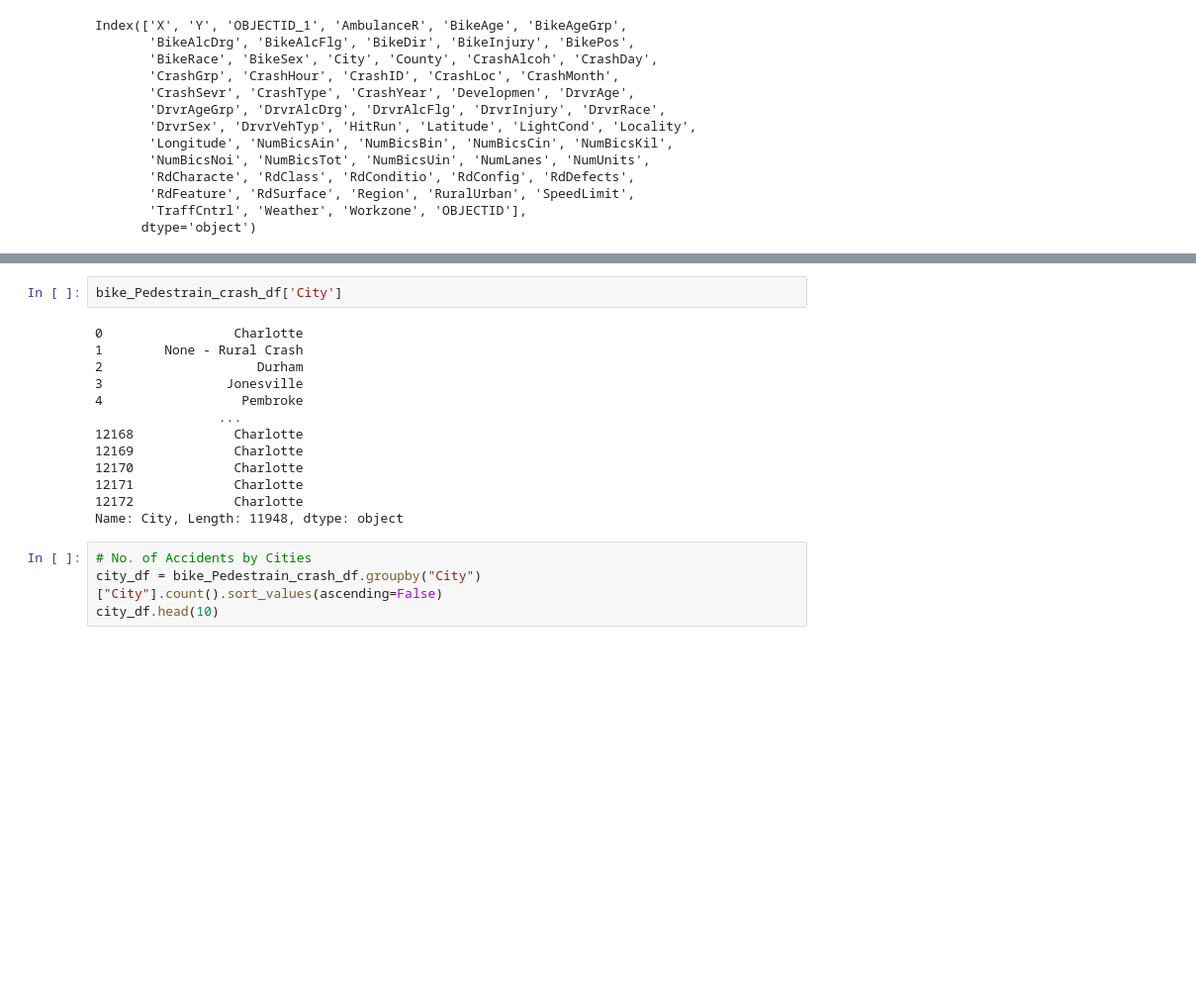
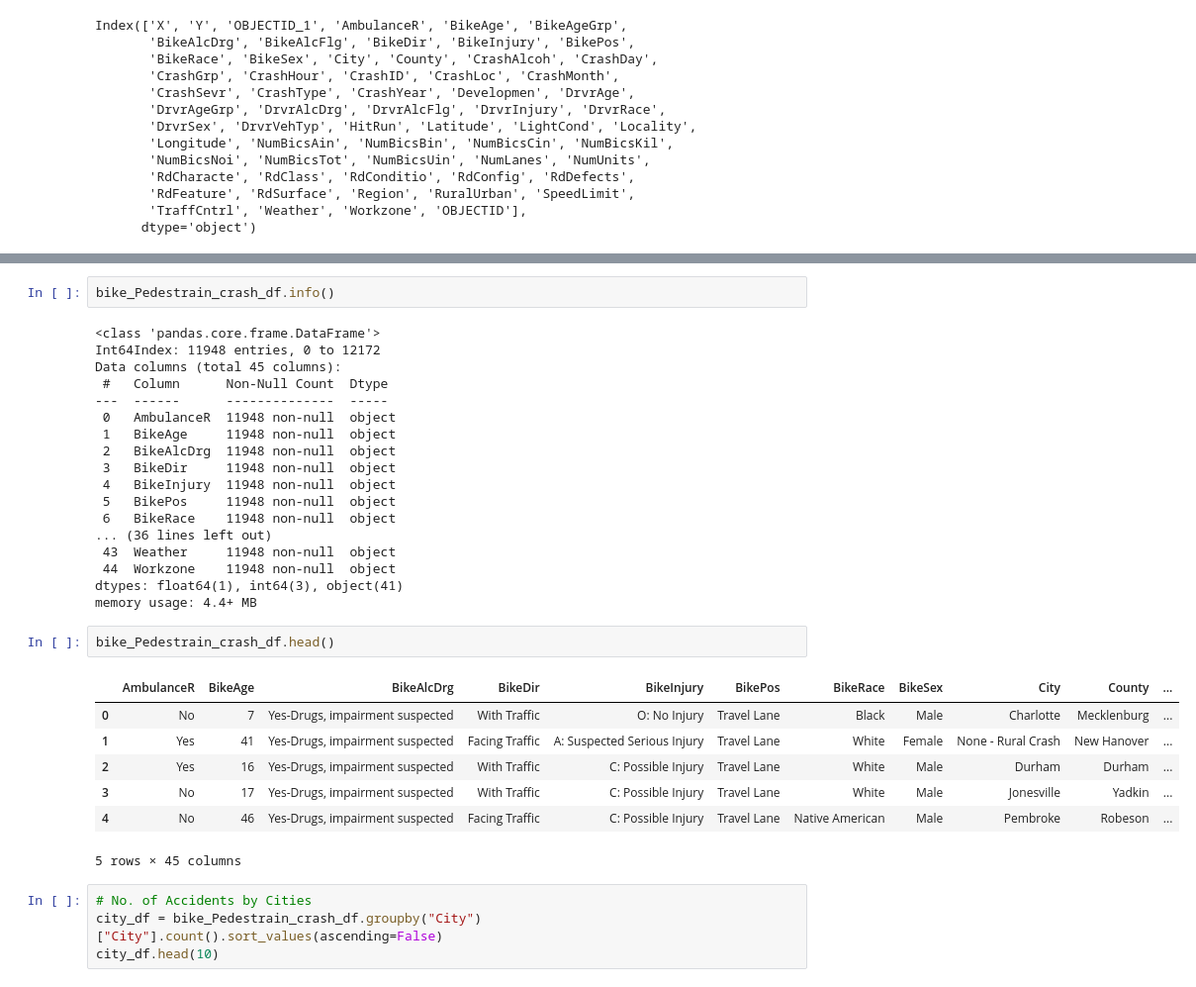
Before and after one commit to pawankumar1980/Final_Project_Bike_Pedestrian_Crash_Analysis, a Jupyter notebook: Bike_Pedestrian_Crash_Analysis.ipynb, the cells around one changed output, grey strips where cells are left out. Shown: that part at 99% size. Saved outputs shown, nothing was run; the diff lists cells and outputs as text; blank space fills up the shorter version.

```diff
--- a/Bike_Pedestrian_Crash_Analysis.ipynb
+++ b/Bike_Pedestrian_Crash_Analysis.ipynb
@@ -38,18 +63,33 @@ Index(['X', 'Y', 'OBJECTID_1', 'AmbulanceR', 'BikeAge', 'BikeAgeGrp',
 # %%
-bike_Pedestrain_crash_df['City']
+bike_Pedestrain_crash_df.info()
 # %% [output]
-0                 Charlotte
-1        None - Rural Crash
-2                    Durham
-3                Jonesville
-4                  Pembroke
-                ...
-12168             Charlotte
-12169             Charlotte
-12170             Charlotte
-12171             Charlotte
-12172             Charlotte
-Name: City, Length: 11948, dtype: object
+<class 'pandas.core.frame.DataFrame'>
+Int64Index: 11948 entries, 0 to 12172
+Data columns (total 45 columns):
+ #   Column      Non-Null Count  Dtype
+---  ------      --------------  -----
+ 0   AmbulanceR  11948 non-null  object
+ 1   BikeAge     11948 non-null  object
+ 2   BikeAlcDrg  11948 non-null  object
+ 3   BikeDir     11948 non-null  object
+ 4   BikeInjury  11948 non-null  object
+ 5   BikePos     11948 non-null  object
+ 6   BikeRace    11948 non-null  object
+... (36 lines left out)
+ 43  Weather     11948 non-null  object
+ 44  Workzone    11948 non-null  object
+dtypes: float64(1), int64(3), object(41)
+memory usage: 4.4+ MB
+# %%
+bike_Pedestrain_crash_df.head()
+# %% [output]
+|  | AmbulanceR | BikeAge | BikeAlcDrg | BikeDir | BikeInjury | BikePos | BikeRace | BikeSex | City | County | ... |
+| 0 | No | 7 | Yes-Drugs, impairment suspected | With Traffic | O: No Injury | Travel Lane | Black | Male | Charlotte | Mecklenburg | ... |
+| 1 | Yes | 41 | Yes-Drugs, impairment suspected | Facing Traffic | A: Suspected Serious Injury | Travel Lane | White | Female | None - Rural Crash | New Hanover | ... |
+| 2 | Yes | 16 | Yes-Drugs, impairment suspected | With Traffic | C: Possible Injury | Travel Lane | White | Male | Durham | Durham | ... |
+| 3 | No | 17 | Yes-Drugs, impairment suspected | With Traffic | C: Possible Injury | Travel Lane | White | Male | Jonesville | Yadkin | ... |
+| 4 | No | 46 | Yes-Drugs, impairment suspected | Facing Traffic | C: Possible Injury | Travel Lane | Native American | Male | Pembroke | Robeson | ... |
+5 rows × 45 columns
 # %%
 # No. of Accidents by Cities
 city_df = bike_Pedestrain_crash_df.groupby("City")["City"].count().sort_values(ascending=False)
```
Also changed, not shown: parts of 42 cells of this notebook.
